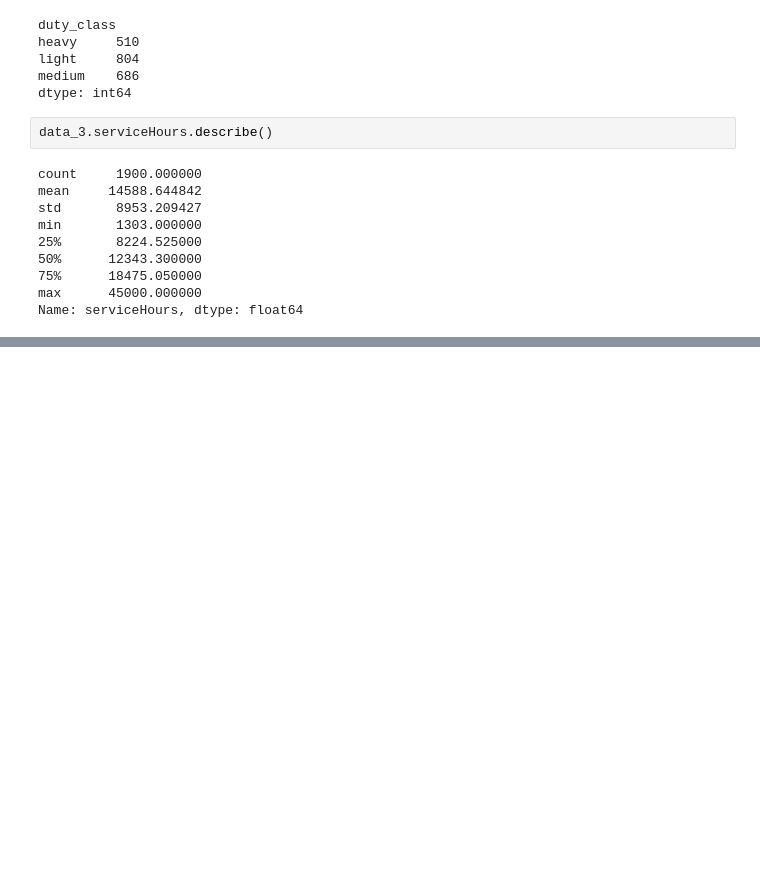
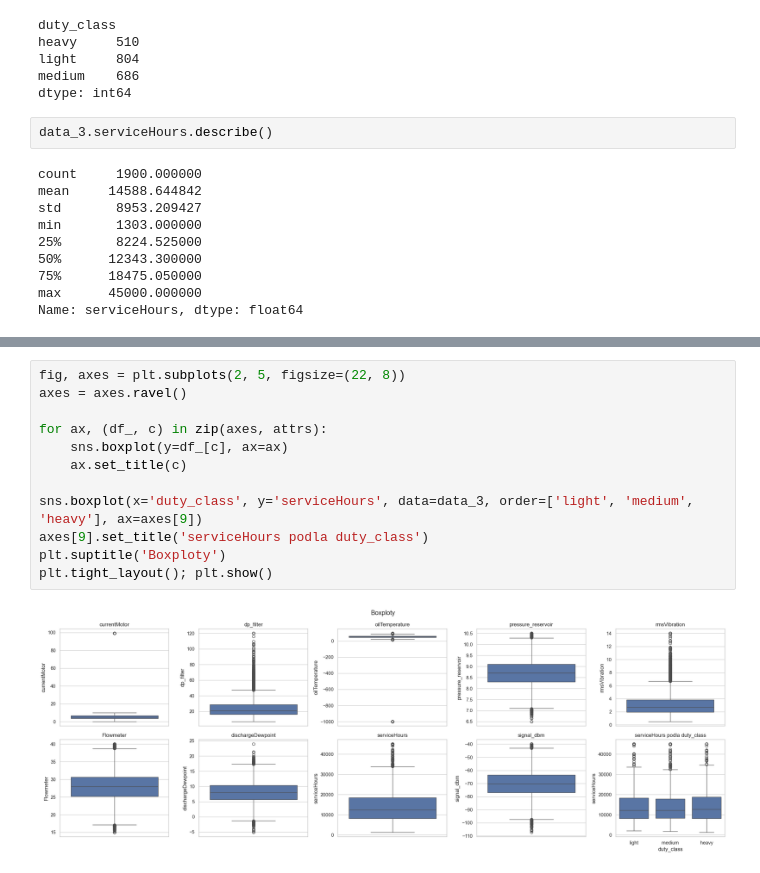
Before and after one commit to Walorean/Iau_project, a Jupyter notebook: test.ipynb, the cells around one changed output, grey strips where cells are left out. Drawn from its saved outputs; the diff is of its cells as text; blank space fills up the shorter version.

```diff
--- a/test.ipynb
+++ b/test.ipynb
@@ -371,0 +396,14 @@ array([[<Axes: title={'center': 'idDepot'}>,
+# %%
+fig, axes = plt.subplots(2, 5, figsize=(22, 8))
+axes = axes.ravel()
+
+for ax, (df_, c) in zip(axes, attrs):
+    sns.boxplot(y=df_[c], ax=ax)
+    ax.set_title(c)
+
+sns.boxplot(x='duty_class', y='serviceHours', data=data_3, order=['light', 'medium', 'heavy'], ax=axes[9])
+axes[9].set_title('serviceHours podla duty_class')
+plt.suptitle('Boxploty')
+plt.tight_layout(); plt.show()
+# %% [output]
+[figure, added]
```
Also changed, not shown: parts of 17 cells of this notebook.
